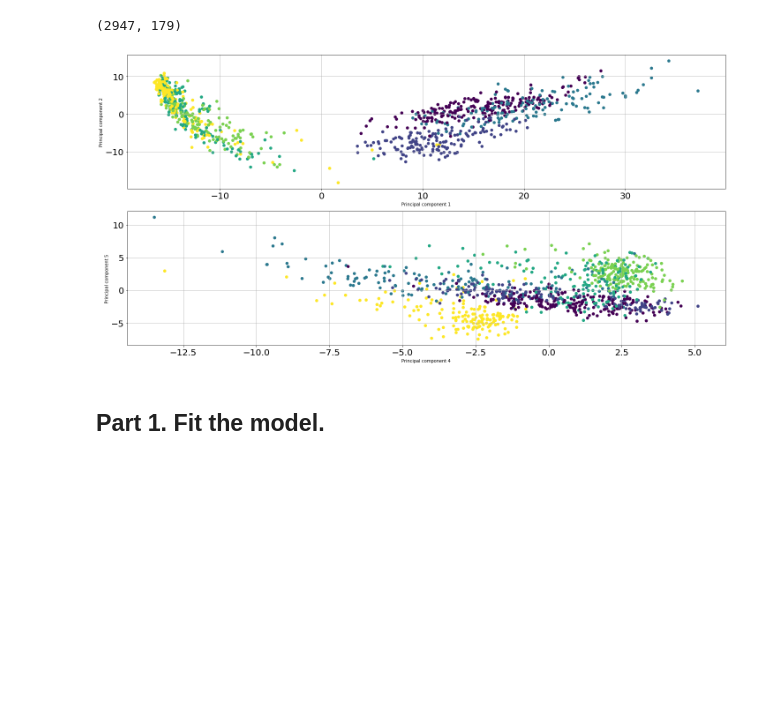
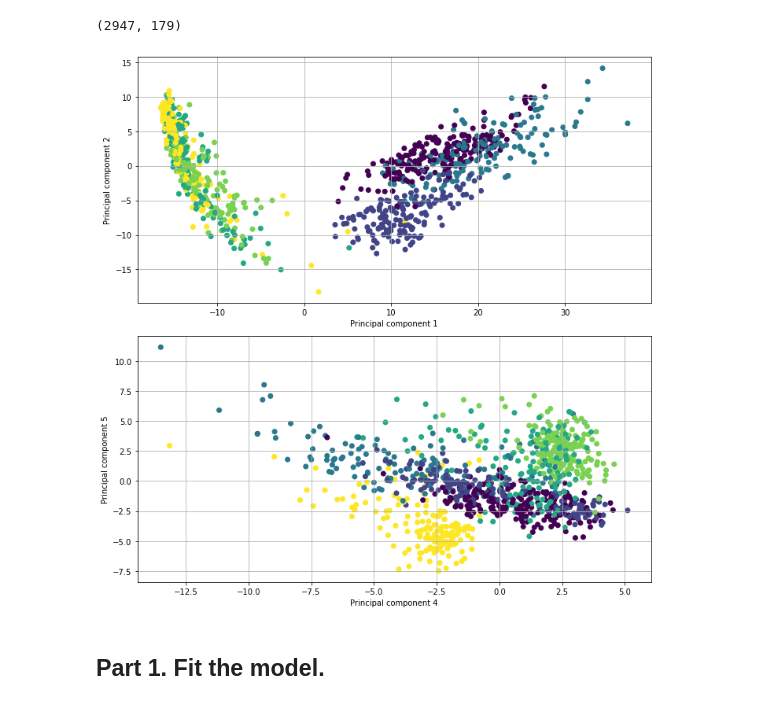
Before and after one commit to root-epifit/madmo-adv, a Jupyter notebook: homeworks/hw1_boosting_and_explanation.ipynb, the cells around one changed output. Saved outputs shown, nothing was run; the diff lists cells and outputs as text; code cells hidden in the pictures; blank space fills up the shorter version.

```diff
--- a/homeworks/hw1_boosting_and_explanation.ipynb
+++ b/homeworks/hw1_boosting_and_explanation.ipynb
@@ -156,28 +170,28 @@ X_test_pca.shape
 # %%
 NUM_OBSERVATIONS = 1000
 
 components = [[0,1],[3,4]]
 
 fig, axs = plt.subplots(nrows=2,
                         ncols=1,
-                        figsize=(20,10),
+                        figsize=(10,10),
                         #sharex='col',
                         #sharey='row' ,
                         tight_layout=True
                         )
 
 
 for i, item in enumerate(components):
     #axs[i].figure(figsize=(5,5))
     axs[i].scatter(X_train_pca[:NUM_OBSERVATIONS, item[0]],
             X_train_pca[:NUM_OBSERVATIONS, item[1]],
             c=y_train[:NUM_OBSERVATIONS],
              )
     axs[i].grid()
     axs[i].set_xlabel(f"Principal component {item[0]+1}")
     axs[i].set_ylabel(f"Principal component {item[1]+1}")
 # %% [output]
-[figure, old version]
+[figure, new version]
 # %% [markdown]
 ## Part 1. Fit the model.
 # %% [markdown]
```
Also changed, not shown: parts of 14 cells of this notebook.
